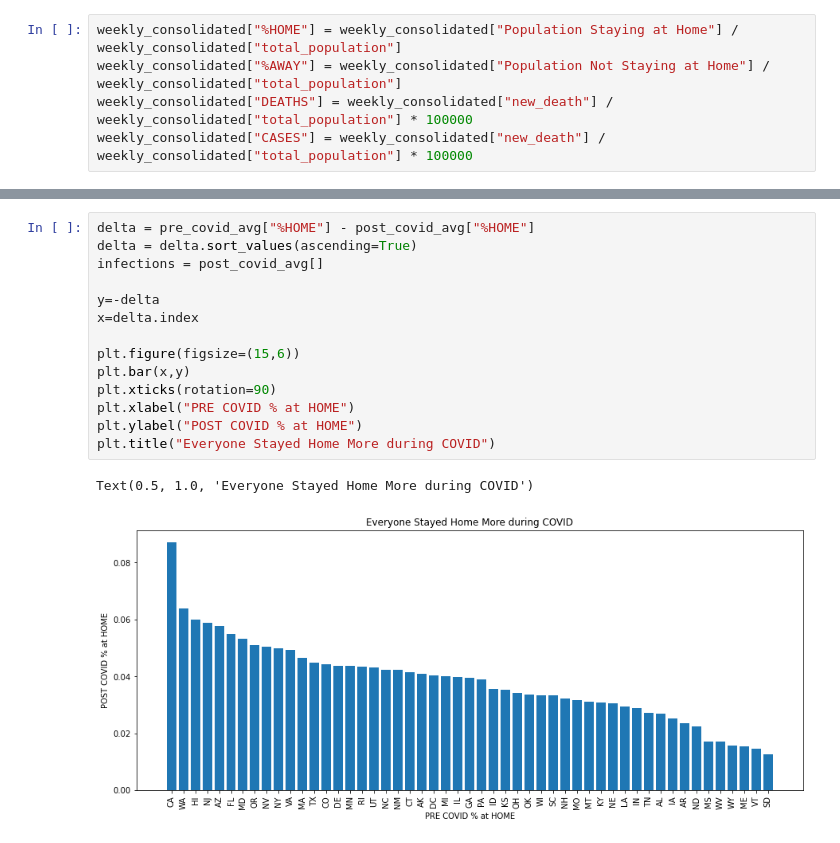
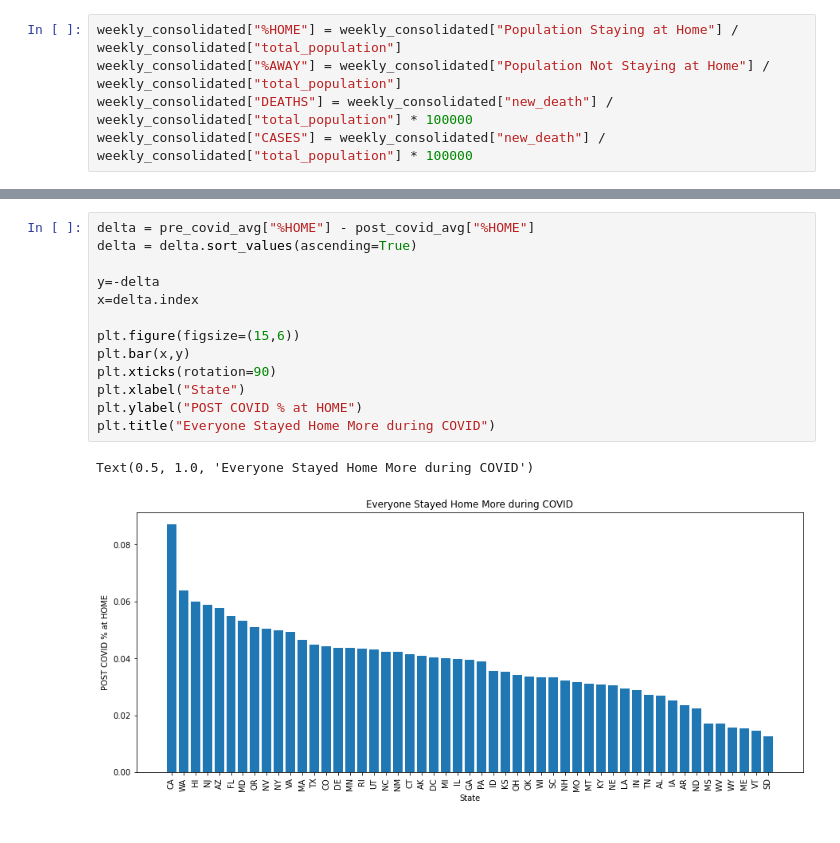
Before and after one commit to colinscampbell/project-1, a Jupyter notebook: analysis/colin.ipynb, the cells around one changed output, grey strips where cells are left out. Drawn from its saved outputs; the diff is of its cells as text.

```diff
--- a/analysis/colin.ipynb
+++ b/analysis/colin.ipynb
@@ -58,17 +82,16 @@ Text(0.5, 1.0, '')
 # %%
 delta = pre_covid_avg["%HOME"] - post_covid_avg["%HOME"]
 delta = delta.sort_values(ascending=True)
-infections = post_covid_avg[]
 
 y=-delta
 x=delta.index
 
 plt.figure(figsize=(15,6))
 plt.bar(x,y)
 plt.xticks(rotation=90)
-plt.xlabel("PRE COVID % at HOME")
+plt.xlabel("State")
 plt.ylabel("POST COVID % at HOME")
 plt.title("Everyone Stayed Home More during COVID")
 # %% [output]
 Text(0.5, 1.0, 'Everyone Stayed Home More during COVID')
-[figure, old version]
+[figure, new version]
```
Also changed, not shown: parts of 6 cells of this notebook.
